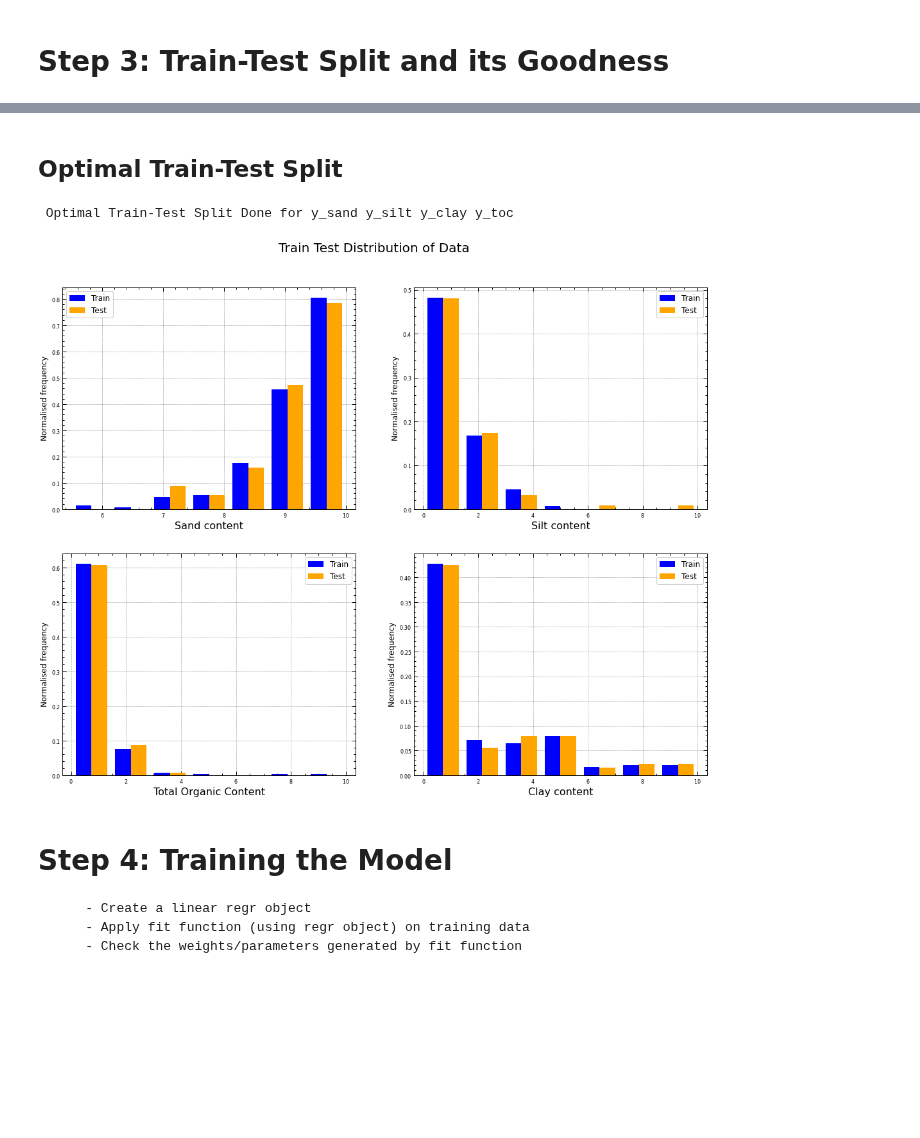
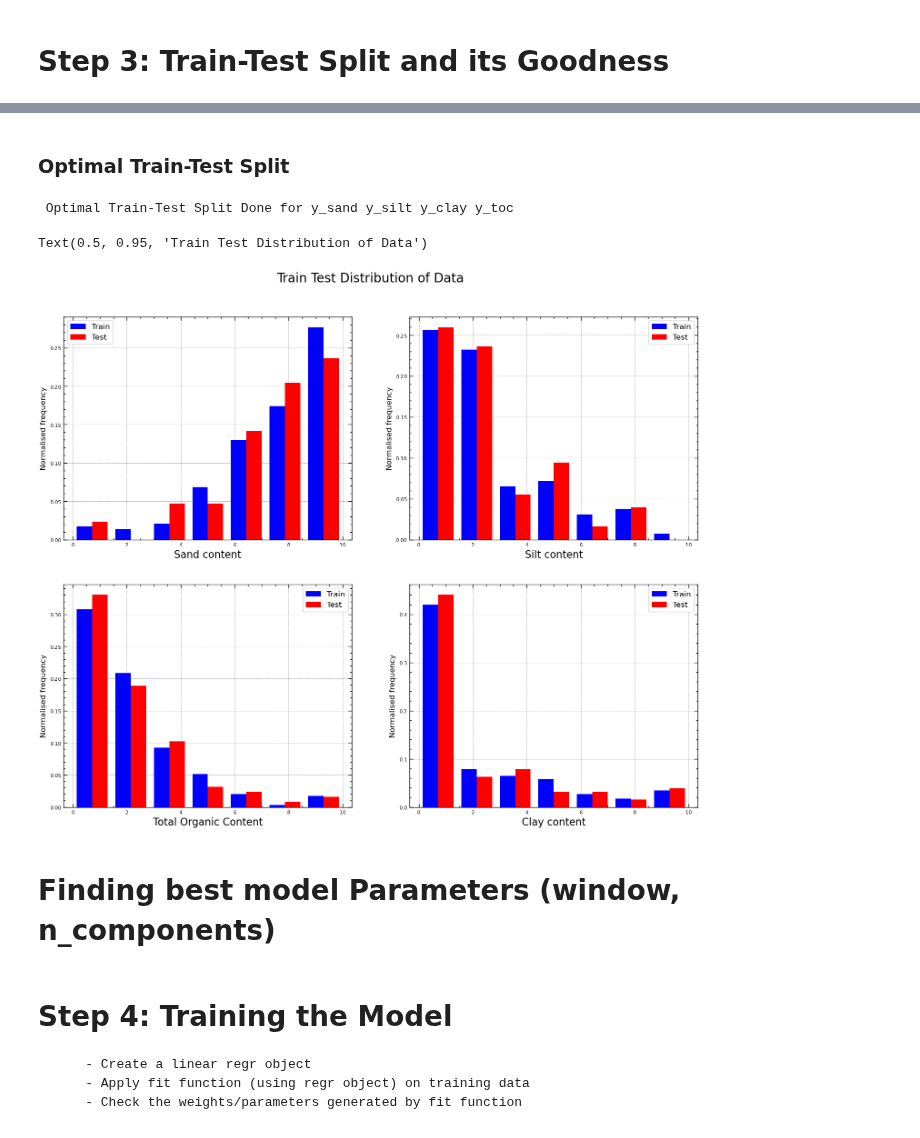
Before and after one commit to SwetaSingh87/SharedPython, a Jupyter notebook: UAE/A_UAE_Mult.ipynb, the cells around one changed output, grey strips where cells are left out. Cells and saved outputs as stored; diff of their text form; code cells hidden in the pictures; blank space fills up the shorter version.

```diff
--- a/UAE/A_UAE_Mult.ipynb
+++ b/UAE/A_UAE_Mult.ipynb
@@ -242,2 +97,10 @@ Name: TOC, dtype: float64
+# %%
+udf['sand'] = lognormal (udf['sand'].copy())
+udf['silt'] = lognormal (udf['silt'].copy())
+udf['clay'] = lognormal (udf['clay'].copy())
+udf['TOC'] = lognormal (udf['TOC'].copy())
+
+# plt.hist(udf['TOC'], bins=10)
+# plt.show()
 # %% [markdown]
 # Step 3:  Train-Test Split  and its Goodness
@@ -301,0 +112,19 @@ For test size = 0.3      min bin error: 11.428571428571406       found at random
+# %%
+tst_siz = 0.30
+X = udf.iloc[:, 7:2158].copy()
+
+rand_sand, min_err = best_split(X, y_sand, tst_siz)
+print ('Sand: ')
+print ('For test size =', tst_siz, '\t min bin error:', min_err, '\t found at randome state =', rand_sand)
+
+rand_silt, min_err = best_split(X, y_silt, tst_siz)
+print ('Silt: ')
+print ('For test size =', tst_siz, '\t min bin error:', min_err, '\t found at randome state =', rand_silt)
+
+rand_clay, min_err = best_split(X, y_clay, tst_siz)
+print ('Clay: ')
+print ('For test size =', tst_siz, '\t min bin error:', min_err, '\t found at randome state =', rand_clay)
+
+rand_toc, min_err = best_split(X, y_toc, tst_siz)
+print ('TOC: ')
+print ('For test size =', tst_siz, '\t min bin error:', min_err, '\t found at randome state =', rand_toc)
@@ -302,5 +140,5 @@ For test size = 0.3      min bin error: 11.428571428571406       found at random
 # %% [markdown]
-##  Optimal Train-Test Split
+###  Optimal Train-Test Split
 # %%
 # Splitting the sample into train-test samples using obtained optimal parameters
 XSand_train, XSand_test, ySand_train, ySand_test = train_test_split(X, y_sand, test_size= tst_siz, random_state=rand_sand)
@@ -314,6 +152,7 @@ print ('\n \n Optimal Train-Test Split Done for y_sand y_silt y_clay y_toc')
 # %% [output]
  Optimal Train-Test Split Done for y_sand y_silt y_clay y_toc
 # %%
+# ## Plotting the Distribution of Train and Test Output Data
 # ## Plotting the Distribution of Train and Test Output Data
 plt.style.use(['science','notebook','grid'])
 
@@ -324,7 +163,7 @@ maxSand = np.max(y_sand)
 
 binsSand = np.linspace(minSand, maxSand, 8)
 # density =True : used to normalise bin heights to make the integral of  histogram 1.
-ax[0][0].hist([ySand_train, ySand_test], binsSand , label=['Train', 'Test'], density=True, color = ['blue','orange'])
+ax[0][0].hist([ySand_train, ySand_test], binsSand , label=['Train', 'Test'], density=True, color = ['blue','red'])
 # results in error when yN_train/ yN_test is data frame or ndarray
 ax[0][0].legend(loc='upper left', fontsize =12)
 ax[0][0].set_xlabel('Sand content',fontsize =16)
@@ -336,39 +175,42 @@ maxSilt = np.max(y_silt)
 
 binsSilt = np.linspace(minSilt, maxSilt, 8)
 # density =True : used to normalise bin heights to make the integral of  histogram 1.
-ax[0][1].hist([ySilt_train, ySilt_test], binsSilt , label=['Train', 'Test'], density=True, color = ['blue','orange'])
+ax[0][1].hist([ySilt_train, ySilt_test], binsSilt , label=['Train', 'Test'], density=True, color = ['blue','red'])
 # results in error when yN_train/ yN_test is data frame or ndarray
 ax[0][1].legend(loc='upper right', fontsize =12)
 ax[0][1].set_xlabel('Silt content',fontsize =16)
 ax[0][1].set_ylabel('Normalised frequency',fontsize =12)
 ax[0][1].tick_params(axis='both', labelsize=8)
 
 minClay = np.min(y_clay)
 maxClay = np.max(y_clay)
 
 binsClay = np.linspace(minClay, maxClay, 8)
 # density =True : used to normalise bin heights to make the integral of  histogram 1.
-ax[1][1].hist([yClay_train, yClay_test], binsClay , label=['Train', 'Test'], density=True, color = ['blue','orange'])
+ax[1][1].hist([yClay_train, yClay_test], binsClay , label=['Train', 'Test'], density=True, color = ['blue','red'])
 # results in error when yN_train/ yN_test is data frame or ndarray
 ax[1][1].legend(loc='upper right', fontsize =12)
 ax[1][1].set_xlabel('Clay content',fontsize =16)
 ax[1][1].set_ylabel('Normalised frequency',fontsize =12)
 ax[1][1].tick_params(axis='both', labelsize=8)
 
 minTOC = np.min(y_toc)
 maxTOC = np.max(y_toc)
 
 binsTOC = np.linspace(minTOC, maxTOC, 8)
 # density =True : used to normalise bin heights to make the integral of  histogram 1.
-ax[1][0].hist([yTOC_train, yTOC_test], binsTOC , label=['Train', 'Test'], density=True, color = ['blue','orange'])
+ax[1][0].hist([yTOC_train, yTOC_test], binsTOC , label=['Train', 'Test'], density=True, color = ['blue','red'])
 # results in error when yN_train/ yN_test is data frame or ndarray
 ax[1][0].legend(loc='upper right', fontsize =12)
 ax[1][0].set_xlabel('Total Organic Content',fontsize =16)
 ax[1][0].set_ylabel('Normalised frequency',fontsize =12)
 ax[1][0].tick_params(axis='both', labelsize=8)
 
 fig.suptitle('Train Test Distribution of Data', x = 0.5 ,y = .95, fontsize = 20)
 
-plt.show()
+#plt.show()
 # %% [output]
+Text(0.5, 0.95, 'Train Test Distribution of Data')
-[figure, old version]
+[figure, new version]
+# %% [markdown]
+# Finding best model Parameters (window, n_components)
```
Also changed, not shown: parts of 30 cells of this notebook, 3 other files.
